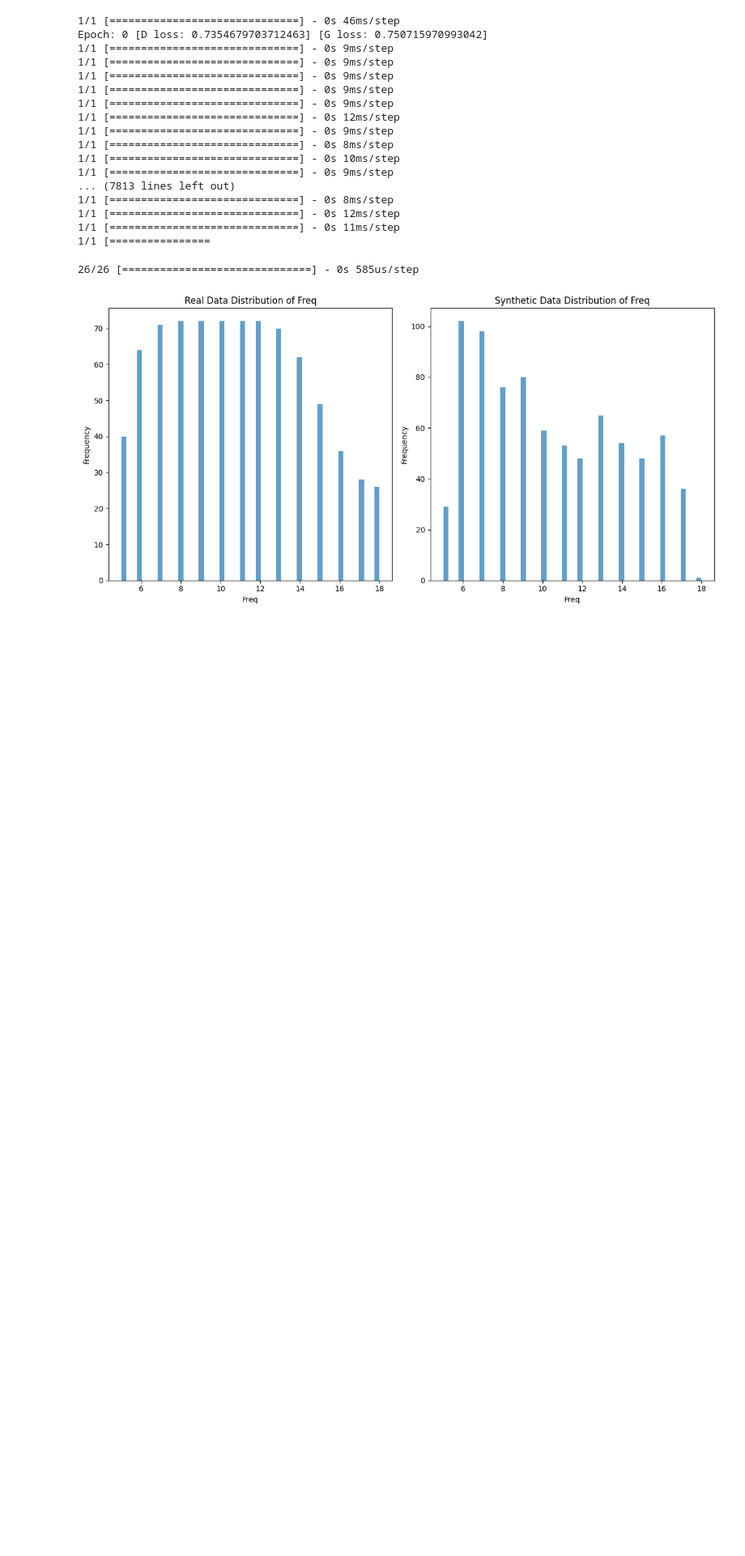
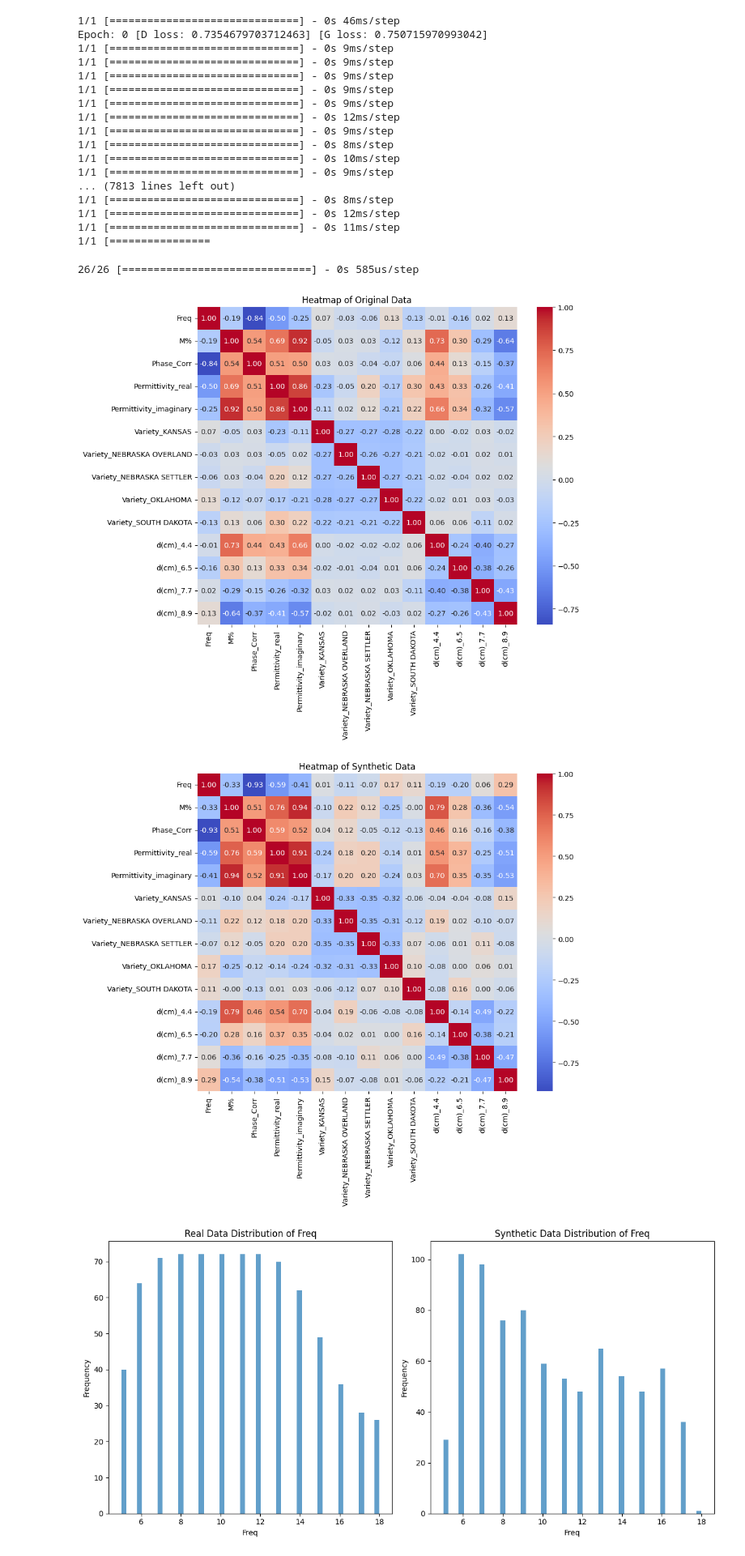
Before and after one commit to justinwhitfieldd/grains-ML, a Jupyter notebook: usda-ars-works (copy)/repo/Codebase/data-modification/gan-with-graph.ipynb, the cells around one changed output. Shown at 81% size. Drawn from its saved outputs; the diff is of its cells as text; code cells hidden in the pictures; blank space fills up the shorter version.

```diff
--- a/usda-ars-works (copy)/repo/Codebase/data-modification/gan-with-graph.ipynb
+++ b/usda-ars-works (copy)/repo/Codebase/data-modification/gan-with-graph.ipynb
@@ -131,6 +131,70 @@ frequency_index = df.columns.get_loc("Freq")
 synthetic_data_rescaled[:, frequency_index] = np.round(synthetic_data_rescaled[:, frequency_index])
 # %% [output]
 26/26 [==============================] - 0s 585us/step
+# %%
+import seaborn as sns  # Import seaborn for heatmap generation
+import seaborn as sns
+import matplotlib.pyplot as plt
+
+# Assuming you have a mapping of indices back to the original 'd(cm)' categories
+d_cm_categories = ['4.4', '6.5', '7.7', '8.9']  # Replace with actual categories
+d_cm_columns = [f'd(cm)_{cat}' for cat in d_cm_categories]  # Adjust based on your one-hot encoding
+
+# Assume synthetic_data_rescaled is your generated synthetic data as a numpy array
+# Assume df is your original DataFrame that includes the one-hot encoded 'd(cm)' columns
+
+# Function to reverse one-hot encoding for 'd(cm)'
+def reverse_one_hot(synthetic_df, original_df_columns, d_cm_columns):
+    # Identify the indices of the d(cm) columns in the synthetic data
+    indices = [original_df_columns.get_loc(col) for col in d_cm_columns]
+
+    # Extract only the d(cm) related columns from the synthetic data
+    d_cm_data = synthetic_df[:, indices]
+
+    # Convert one-hot encoded data back to categorical labels (assuming the original categories were 0, 1, 2, 3, ...)
+    categories = np.argmax(d_cm_data, axis=1)
+
+    # Map numeric categories back to original categorical labels if necessary
+    # This step depends on how your original categories were defined
+
+    return categories
+
+# Columns related to 'd(cm)' one-hot encoding in the DataFrame
+d_cm_columns = [col for col in df.columns if 'd(cm)' in col]
+
+# Reverse one-hot encoding for the synthetic data
+d_cm_values_synthetic = reverse_one_hot(synthetic_data_rescaled, df.columns, d_cm_columns)
+
+# If necessary, map numeric categories back to original categorical labels
+# This mapping should match the one used when initially converting 'd(cm)' to one-hot encoding
+category_mapping = {0: 'Category1', 1: 'Category2', 2: 'Category3', 3: 'Category4'}
+d_cm_categories_synthetic = np.vectorize(category_mapping.get)(d_cm_values_synthetic)
+
+# Remove one-hot encoded 'd(cm)' columns from synthetic data and add the categorical 'd(cm)'
+synthetic_df = pd.DataFrame(synthetic_data_rescaled, columns=df.columns)
+for col in d_cm_columns:
+    synthetic_df.drop(col, axis=1, inplace=True)
+synthetic_df['d(cm)'] = d_cm_categories_synthetic
+
+# Ensure the original DataFrame is prepared similarly if it's not already
+# If 'df' has been modified, make sure it has a similar structure to 'synthetic_df'
+
+# Display Heatmaps
+def display_heatmap(data, title):
+    # Compute the correlation matrix
+    corr = data.corr()
+
+    plt.figure(figsize=(10, 8))
+    sns.heatmap(corr, annot=True, fmt=".2f", cmap='coolwarm')
+    plt.title(title)
+    plt.show()
+
+# Assuming df is prepared with 'd(cm)' as a single, categorical column
+display_heatmap(df, 'Heatmap of Original Data')
+display_heatmap(synthetic_df, 'Heatmap of Synthetic Data')
+# %% [output]
+[figure, added]
+[figure, added]
 # %%
 import matplotlib.pyplot as plt
 
```
Also changed, not shown: parts of 1 cell of this notebook, 15 other files.
